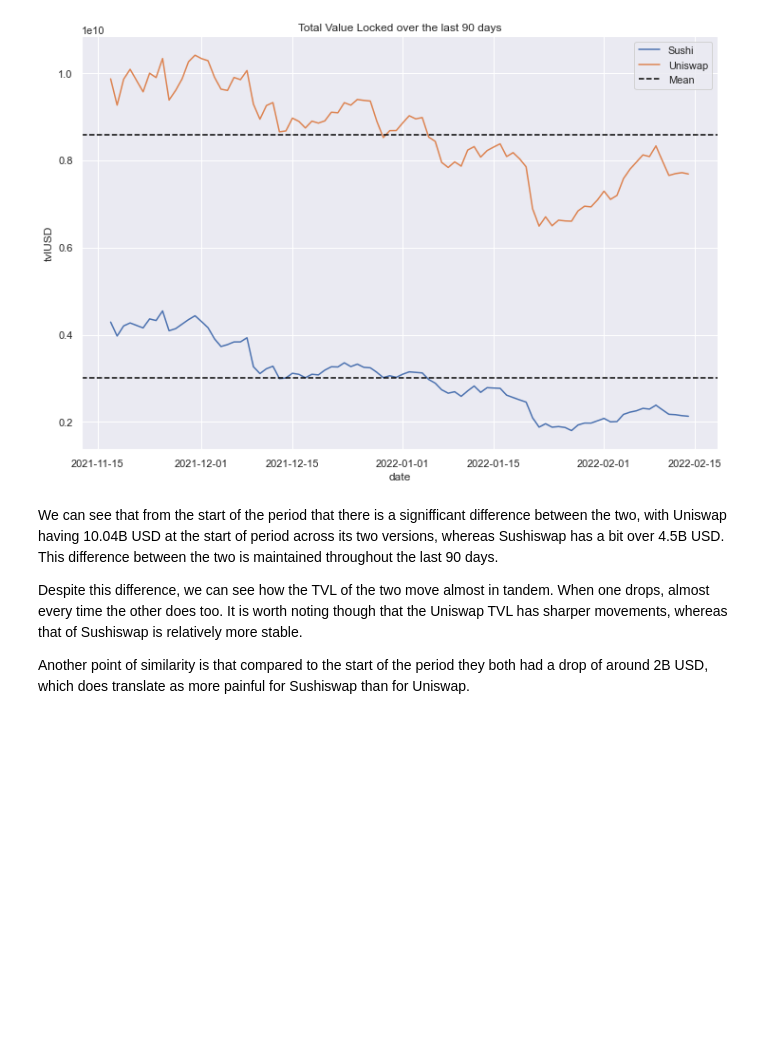
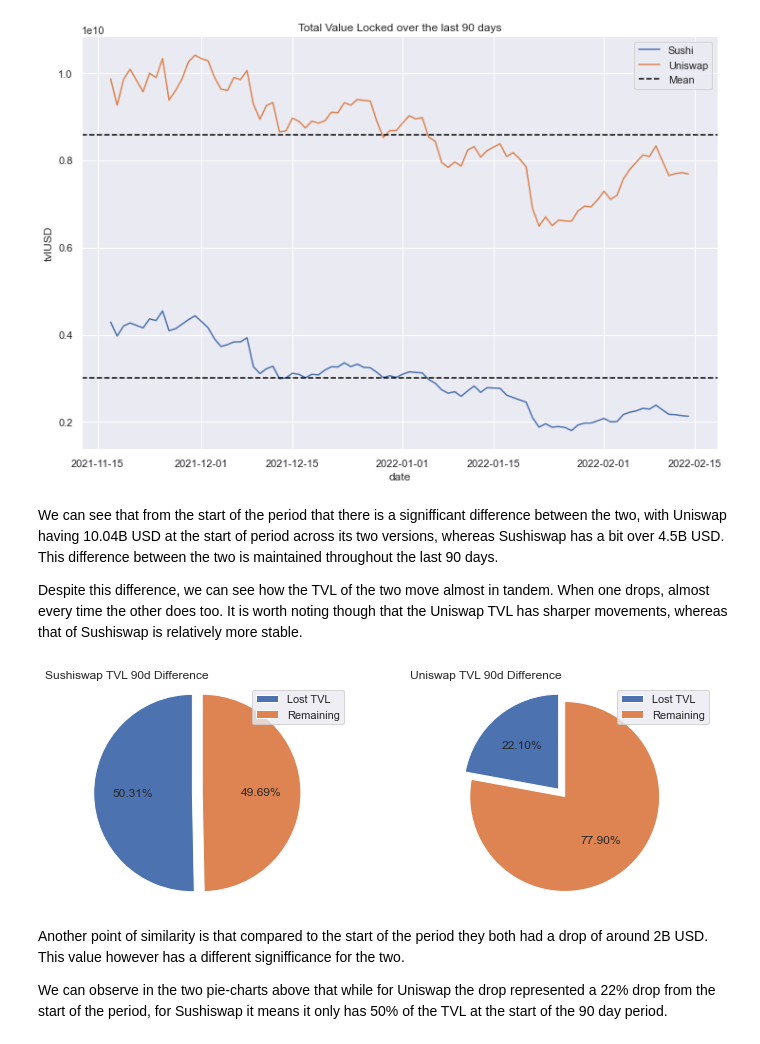
Before and after one commit to MeiLiing/flipside_bounties, a Jupyter notebook: sushi_bounty/TVL-Sushi-vs-Uni.ipynb, the cells around one changed output. Drawn from its saved outputs; the diff is of its cells as text; code cells hidden in the pictures; blank space fills up the shorter version.

Commit message:
sushi-uni-tvlpie

```diff
--- a/sushi_bounty/TVL-Sushi-vs-Uni.ipynb
+++ b/sushi_bounty/TVL-Sushi-vs-Uni.ipynb
@@ -131,5 +131,32 @@ plt.show()
 We can see that from the start of the period that there is a signifficant difference between the two, with Uniswap having 10.04B USD at the start of period across its two versions, whereas Sushiswap has a bit over 4.5B USD. This difference between the two is maintained throughout the last 90 days.
 
 Despite this difference, we can see how the TVL of the two move almost in tandem. When one drops, almost every time the other does too. It is worth noting though that the Uniswap TVL has sharper movements, whereas that of Sushiswap is relatively more stable.
-
-Another point of similarity is that compared to the start of the period they both had a drop of around 2B USD, which does translate as more painful for Sushiswap than for Uniswap.
+# %%
+plt.figure(figsize=(12,4))
+
+sushi = list(df_tvl[df_tvl['dex'] == 'Sushi'].sort_values(by='date', ascending=True).tvlUSD)
+sushi_diff = sushi[0]-sushi[-1]
+sushi_slices = [sushi_diff, sushi[-1]]
+
+ax1 = plt.subplot(1,2,1)
+plt.pie(sushi_slices, explode=[0.1,0], autopct='%0.2f%%', startangle=90)
+plt.axis('equal')
+plt.title('Sushiswap TVL 90d Difference', loc='left')
+plt.legend(labels=['Lost TVL','Remaining'])
+
+uni = list(df_tvl[df_tvl['dex'] == 'Uniswap'].sort_values(by='date', ascending=True).tvlUSD)
+uni_diff = uni[0]-uni[-1]
+uni_slices = [uni_diff, uni[-1]]
+
+ax2 = plt.subplot(1,2,2)
+plt.pie(uni_slices, explode=[0.1,0], autopct='%0.2f%%', startangle=90)
+plt.axis('equal')
+plt.title('Uniswap TVL 90d Difference', loc='left')
+plt.legend(labels=['Lost TVL','Remaining'])
+plt.show()
+# %% [output]
+[figure, added]
+# %% [markdown]
+Another point of similarity is that compared to the start of the period they both had a drop of around 2B USD. This value however has a different signifficance for the two.
+
+We can observe in the two pie-charts above that while for Uniswap the drop represented a 22% drop from the start of the period, for Sushiswap it means it only has 50% of the TVL at the start of the 90 day period.
```
